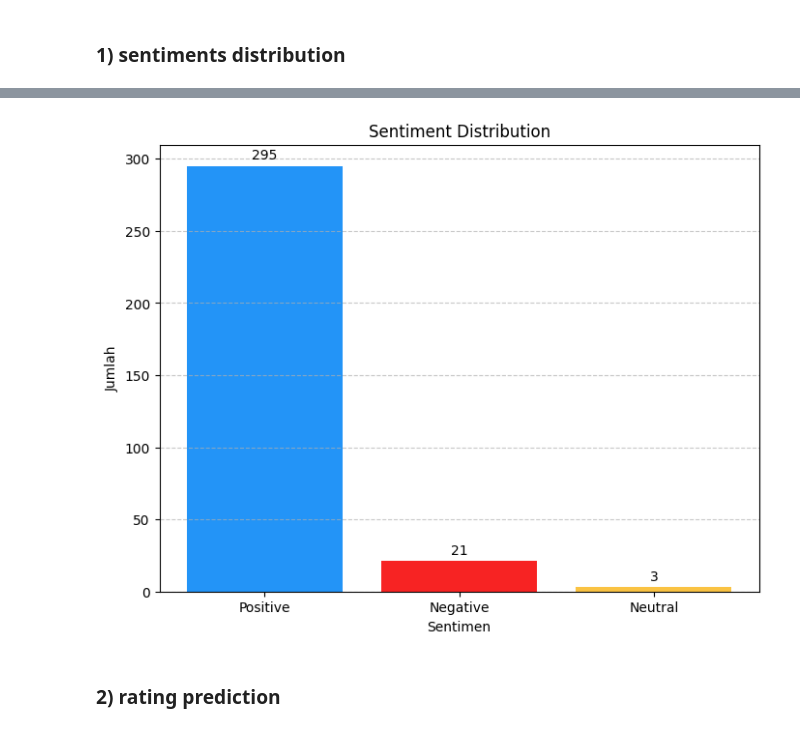
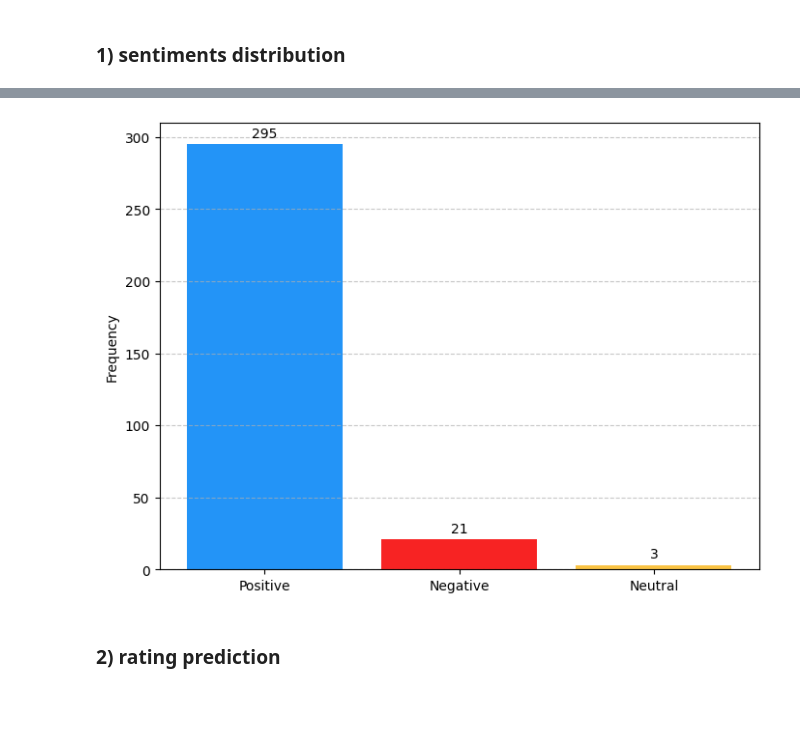
Before and after one commit to alvinxrww/cakap-sentiment-analysis, a Jupyter notebook: Data Analysis/Google Reviews/google_reviews_analysis.ipynb, the cells around one changed output, grey strips where cells are left out. Drawn from its saved outputs; the diff is of its cells as text; code cells hidden in the pictures; blank space fills up the shorter version.

Commit message:
fix: more data on duolingo, more representative visualization on google reviews

```diff
--- a/Data Analysis/Google Reviews/google_reviews_analysis.ipynb
+++ b/Data Analysis/Google Reviews/google_reviews_analysis.ipynb
@@ -102,6 +83,6 @@ def pie_chart(poss, negs, neuts):
 # %%
-def show_bar_chart(labels, counts, title):
-    fig, ax = plt.subplots(figsize=(8, 6))
+def show_bar_chart(labels, counts):
+    _, ax = plt.subplots(figsize=(8, 6))
     bars = ax.bar(labels, counts, color=['#2394f7', '#f72323', '#fac343'])
 
     for bar, count in zip(bars, counts):
@@ -112,10 +93,7 @@ def show_bar_chart(labels, counts, title):
                     ha='center', va='bottom')
 
     ax.grid(axis='y', linestyle='--', alpha=0.7)
-
-    ax.set_xlabel('Sentimen')
-    ax.set_ylabel('Jumlah')
-    ax.set_title(title)
+    ax.set_ylabel('Frequency')
 
     plt.show()
 # %%
@@ -131,11 +112,10 @@ pie.interactive()
 # %%
 show_bar_chart(
     ["Positive", "Negative", "Neutral"],
-    [poss, negs, neuts],
-    "Sentiment Distribution"
+    [poss, negs, neuts]
 )
 # %% [output]
-[figure, old version]
+[figure, new version]
 # %% [markdown]
 ### 2) rating prediction
 # %%
```
Also changed, not shown: parts of 12 cells of this notebook, 3 other files.
